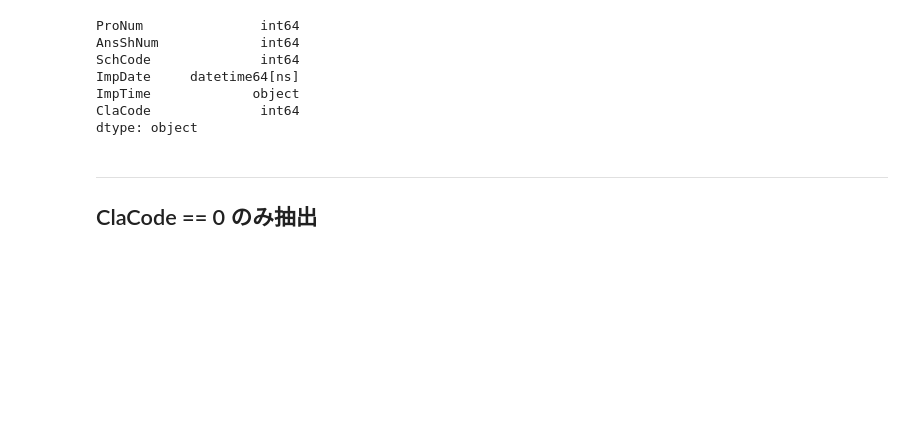
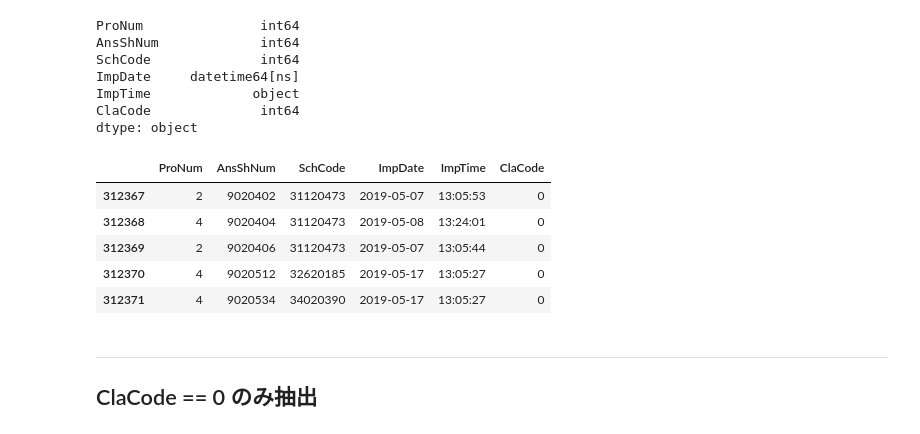
Before and after one commit to okagen/study, a Jupyter notebook: 05_DataFrame.ipynb, the cells around one changed output. Saved outputs shown, nothing was run; the diff lists cells and outputs as text; code cells hidden in the pictures; blank space fills up the shorter version.

```diff
--- a/05_DataFrame.ipynb
+++ b/05_DataFrame.ipynb
@@ -28,6 +29,15 @@ ImpDate     datetime64[ns]
 ImpTime             object
 ClaCode              int64
 dtype: object
+# %%
+display(df.tail(5))
+# %% [output]
+|  | ProNum | AnsShNum | SchCode | ImpDate | ImpTime | ClaCode |
+| 312367 | 2 | 9020402 | 31120473 | 2019-05-07 | 13:05:53 | 0 |
+| 312368 | 4 | 9020404 | 31120473 | 2019-05-08 | 13:24:01 | 0 |
+| 312369 | 2 | 9020406 | 31120473 | 2019-05-07 | 13:05:44 | 0 |
+| 312370 | 4 | 9020512 | 32620185 | 2019-05-17 | 13:05:27 | 0 |
+| 312371 | 4 | 9020534 | 34020390 | 2019-05-17 | 13:05:27 | 0 |
 # %% [markdown]
 ---
 ## ClaCode == 0 のみ抽出
```
Also changed, not shown: parts of 7 cells of this notebook, 1 other file.
